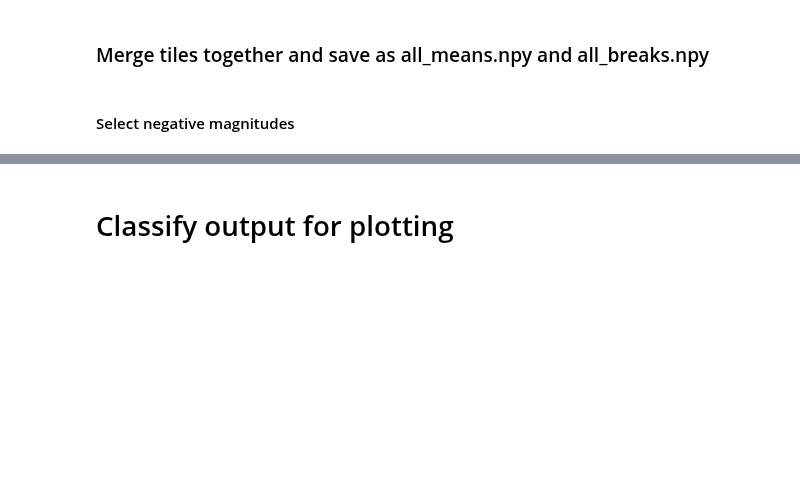
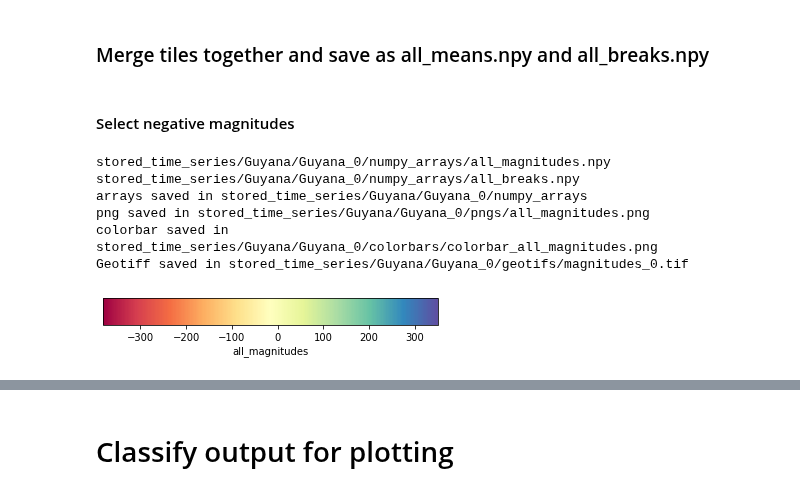
Before and after one commit to DerekvdVen/bfastmonitor_GPU_SEPAL, a Jupyter notebook: dven/bfast_from_sepal-OOP.ipynb, the cells around one changed output, grey strips where cells are left out. Cells and saved outputs as stored; diff of their text form; code cells hidden in the pictures; blank space fills up the shorter version.

Commit message:
fixed binary and julian output

```diff
--- a/dven/bfast_from_sepal-OOP.ipynb
+++ b/dven/bfast_from_sepal-OOP.ipynb
@@ -293,13 +386,21 @@ for tile in data_list:
 #### Select negative magnitudes
 # %%
 if len(data_list)>1:
-    means, breaks = merge_tiles(data_list,output_dir_name = output_dir)
+    means_orig, breaks_orig = merge_tiles(data_list,output_dir_name = output_dir)
 else:
-    means = data_list[0].means_array
-    breaks = data_list[0].breaks_array
+    means_orig = data_list[0].means_array
+    breaks_orig = data_list[0].breaks_array
 
-save_plot(means,output_dir, save_name = "all_magnitudes")
-save_plot(breaks,output_dir, save_name = "all_breaks")
+save_plot(means_orig,output_dir, save_name = "all_magnitudes")
+#save_plot(breaks_orig,output_dir, save_name = "all_breaks")
 
-export_GTiff(data_list, output_dir, array = breaks, output_name = "breaks_" + timeseries_directory[-2] + ".tif")
-export_GTiff(data_list, output_dir, array = means, output_name = "magnitudes_" + timeseries_directory[-2] + ".tif")
+#export_GTiff(data_list, output_dir, array = breaks_orig, output_name = "breaks_" + timeseries_directory[-2] + ".tif")
+export_GTiff(data_list, output_dir, array = means_orig, output_name = "magnitudes_" + timeseries_directory[-2] + ".tif")
+# %% [output]
+stored_time_series/Guyana/Guyana_0/numpy_arrays/all_magnitudes.npy
+stored_time_series/Guyana/Guyana_0/numpy_arrays/all_breaks.npy
+arrays saved in stored_time_series/Guyana/Guyana_0/numpy_arrays
+png saved in stored_time_series/Guyana/Guyana_0/pngs/all_magnitudes.png
+colorbar saved in stored_time_series/Guyana/Guyana_0/colorbars/colorbar_all_magnitudes.png
+Geotiff saved in stored_time_series/Guyana/Guyana_0/geotifs/magnitudes_0.tif
+[figure, added]
```
Also changed, not shown: parts of 16 cells of this notebook, 1 other file.
